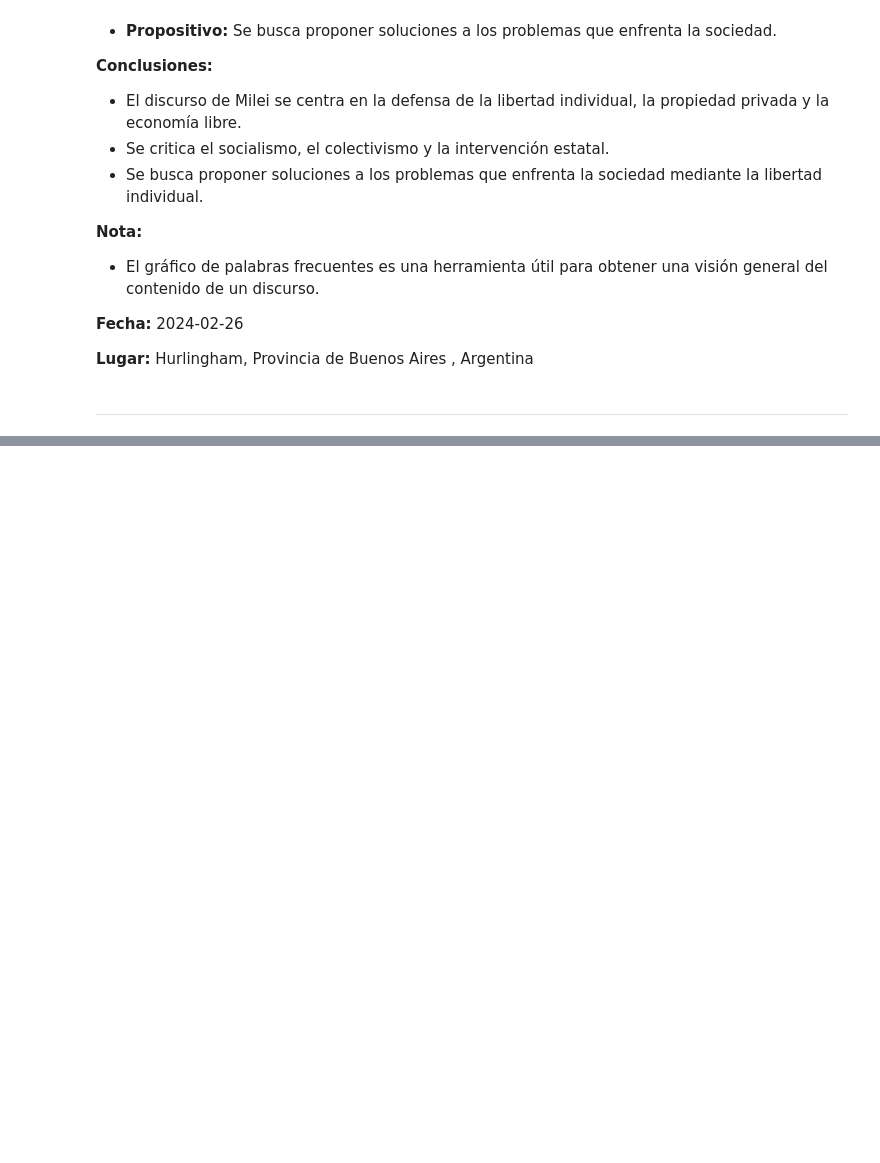
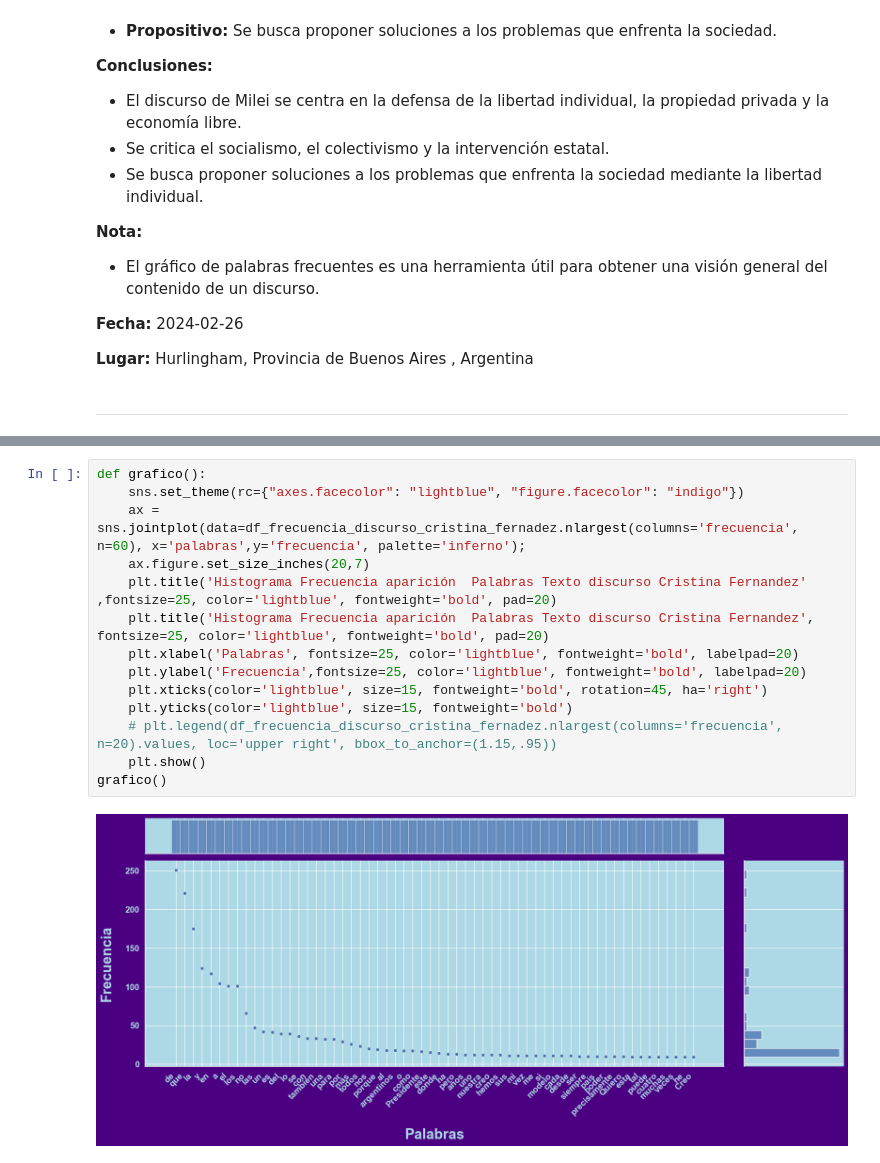
Before and after one commit to Wanves/An-lisis-Frecuencia-de-Palabras, a Jupyter notebook: Analisis_palabras_frecuentes.ipynb, the cells around one changed output, grey strips where cells are left out. Cells and saved outputs as stored; diff of their text form; blank space fills up the shorter version.

```diff
--- a/Analisis_palabras_frecuentes.ipynb
+++ b/Analisis_palabras_frecuentes.ipynb
@@ -302,0 +537,16 @@ grafico(wordcloud)
+# %%
+def grafico():
+    sns.set_theme(rc={"axes.facecolor": "lightblue", "figure.facecolor": "indigo"})
+    ax = sns.jointplot(data=df_frecuencia_discurso_cristina_fernadez.nlargest(columns='frecuencia', n=60), x='palabras',y='frecuencia', palette='inferno');
+    ax.figure.set_size_inches(20,7)
+    plt.title('Histograma Frecuencia aparición  Palabras Texto discurso Cristina Fernandez' ,fontsize=25, color='lightblue', fontweight='bold', pad=20)
+    plt.title('Histograma Frecuencia aparición  Palabras Texto discurso Cristina Fernandez', fontsize=25, color='lightblue', fontweight='bold', pad=20)
+    plt.xlabel('Palabras', fontsize=25, color='lightblue', fontweight='bold', labelpad=20)
+    plt.ylabel('Frecuencia',fontsize=25, color='lightblue', fontweight='bold', labelpad=20)
+    plt.xticks(color='lightblue', size=15, fontweight='bold', rotation=45, ha='right')
+    plt.yticks(color='lightblue', size=15, fontweight='bold')
+    # plt.legend(df_frecuencia_discurso_cristina_fernadez.nlargest(columns='frecuencia', n=20).values, loc='upper right', bbox_to_anchor=(1.15,.95))
+    plt.show()
+grafico()
+# %% [output]
+[figure, added]
```
Also changed, not shown: parts of 17 cells of this notebook.
